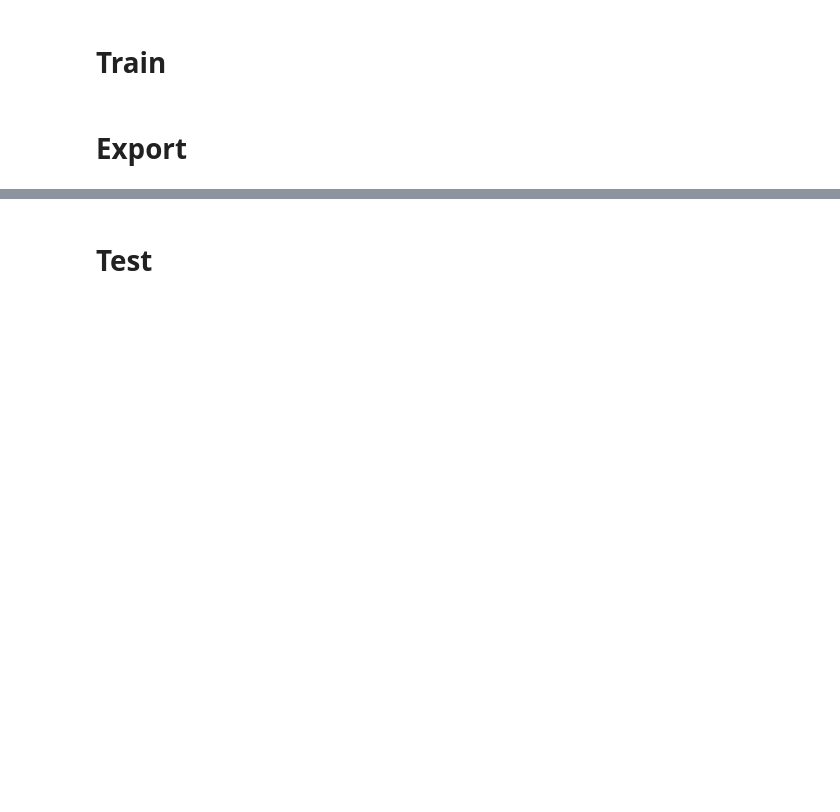
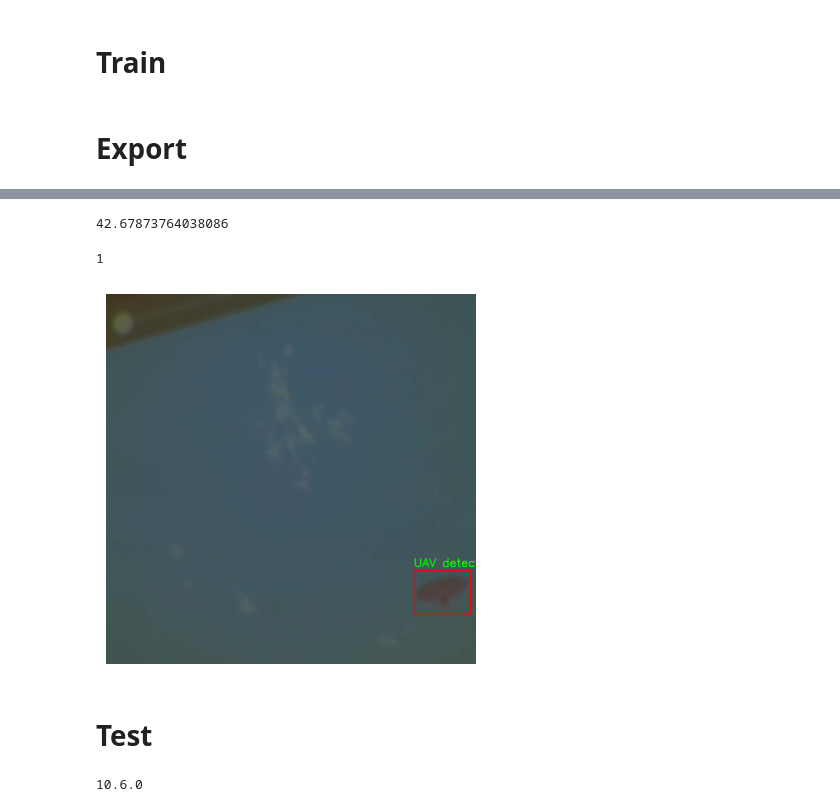
Before and after one commit to teeho88/UAV_detect, a Jupyter notebook: Yolo11_Auto_Annotate.ipynb, the cells around one changed output, grey strips where cells are left out. Cells and saved outputs as stored; diff of their text form; code cells hidden in the pictures; blank space fills up the shorter version.

```diff
--- a/Yolo11_Auto_Annotate.ipynb
+++ b/Yolo11_Auto_Annotate.ipynb
@@ -119,0 +105,17 @@ results = model.train(data="datasetConfigure.yaml", epochs=100, imgsz=640)
+# %%
+# Load a model
+model = YOLO("runs//detect//train//weights//best.pt")  # pretrained YOLO11n model
+# %%
+# Run batched inference on a list of images
+img = "Images//Data//WIN_20241101_14_23_19_Pro_395.jpg"
+results = model(img)  # return a list of Results objects
+
+# Process results list
+for result in results:
+    boxes = result.boxes  # Boxes object for bounding box outputs
+    masks = result.masks  # Masks object for segmentation masks outputs
+    keypoints = result.keypoints  # Keypoints object for pose outputs
+    probs = result.probs  # Probs object for classification outputs
+    obb = result.obb  # Oriented boxes object for OBB outputs
+    result.show()  # display to screen
+    result.save(filename=f"Images//test//{os.path.basename(img)}")  # save to disk
@@ -130,6 +135,13 @@ model.export(format="onnx")  # creates 'yolo11n.onnx'
 # %%
 # Load the exported ONNX model
-onnx_model = YOLO("yolo11n.onnx")
-
-# Run inference
-results = onnx_model("test.jpg")
+onnx_model = YOLO("runs//detect//train//weights//best.pt")
+# %%
+# Run inference
+img = "Images//Data//WIN_20241106_14_41_25_Pro_99.jpg"
+inp = cv2.imread(img)
+results = onnx_model(inp, conf=0.4, device=0)
+# Process results list
+for result in results:
+    boxes = result.boxes  # Boxes object for bounding box outputs
+    # result.show()  # display to screen
+    # result.save(filename=f"Images//test//{os.path.basename(img)}")  # save to disk
@@ -136,2 +167,27 @@ results = onnx_model("test.jpg")
+# %%
+for box in boxes.xyxy:
+    print(box[0].item())
+# %% [output]
+42.67873764038086
+# %%
+len(boxes.cls)
+# %% [output]
+1
+# %%
+frame = result.orig_img
+x = int(boxes.xyxy[0][0].item())
+y = int(boxes.xyxy[0][1].item())
+x1 = int(boxes.xyxy[0][2].item())
+y1 = int(boxes.xyxy[0][3].item())
+cv2.rectangle(frame, (x, y), (x1, y1), (0, 0, 255), 2)
+cv2.putText(frame, "UAV detected", (x, y - 10), cv2.FONT_HERSHEY_SIMPLEX, 1, (0, 255, 0), 2)
+cv2_imshow(frame)
+# %% [output]
+[figure, added]
 # %% [markdown]
 <h1>Test</h1>
+# %%
+import tensorrt as trt
+print(trt.__version__)
+# %% [output]
+10.6.0
```
Also changed, not shown: parts of 9 cells of this notebook, 14 other files.
